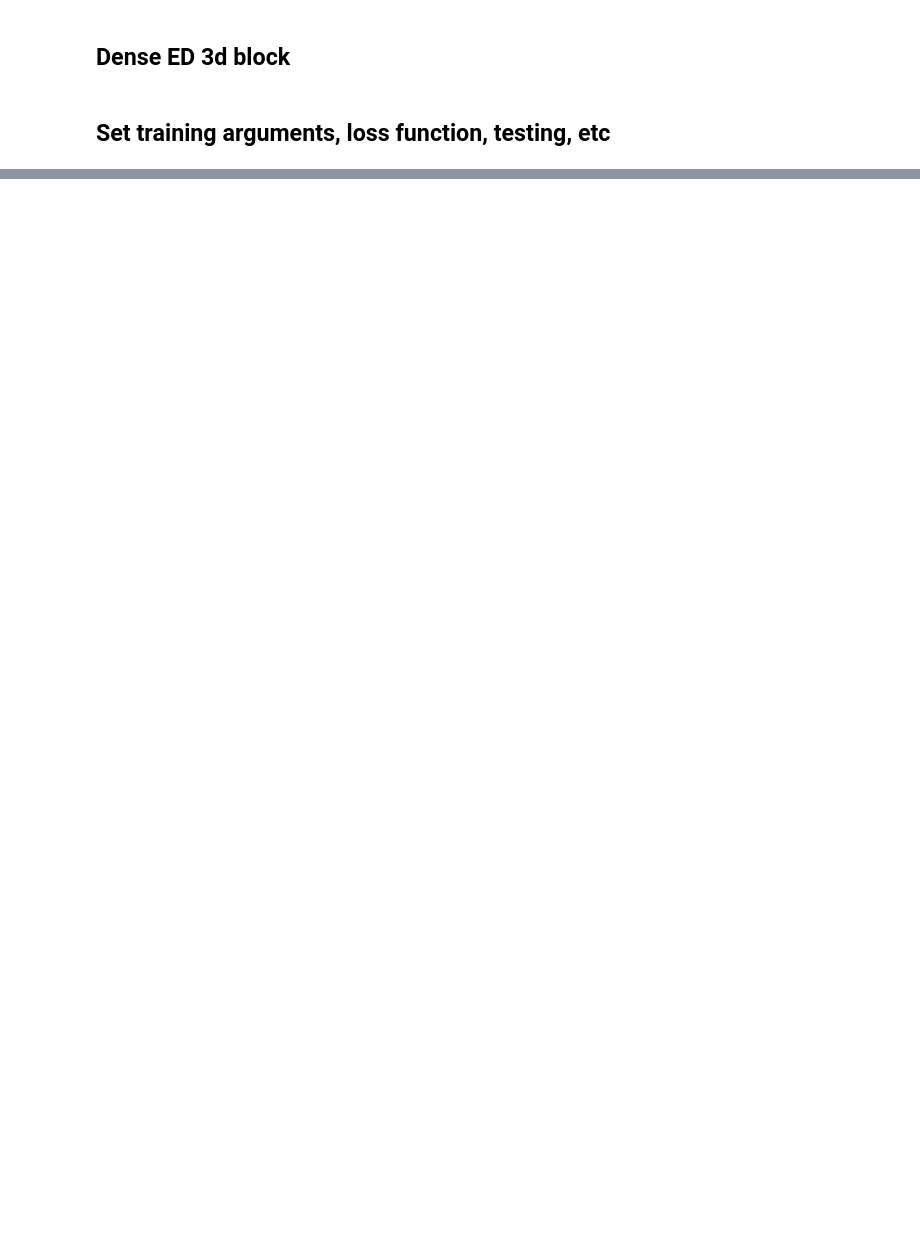
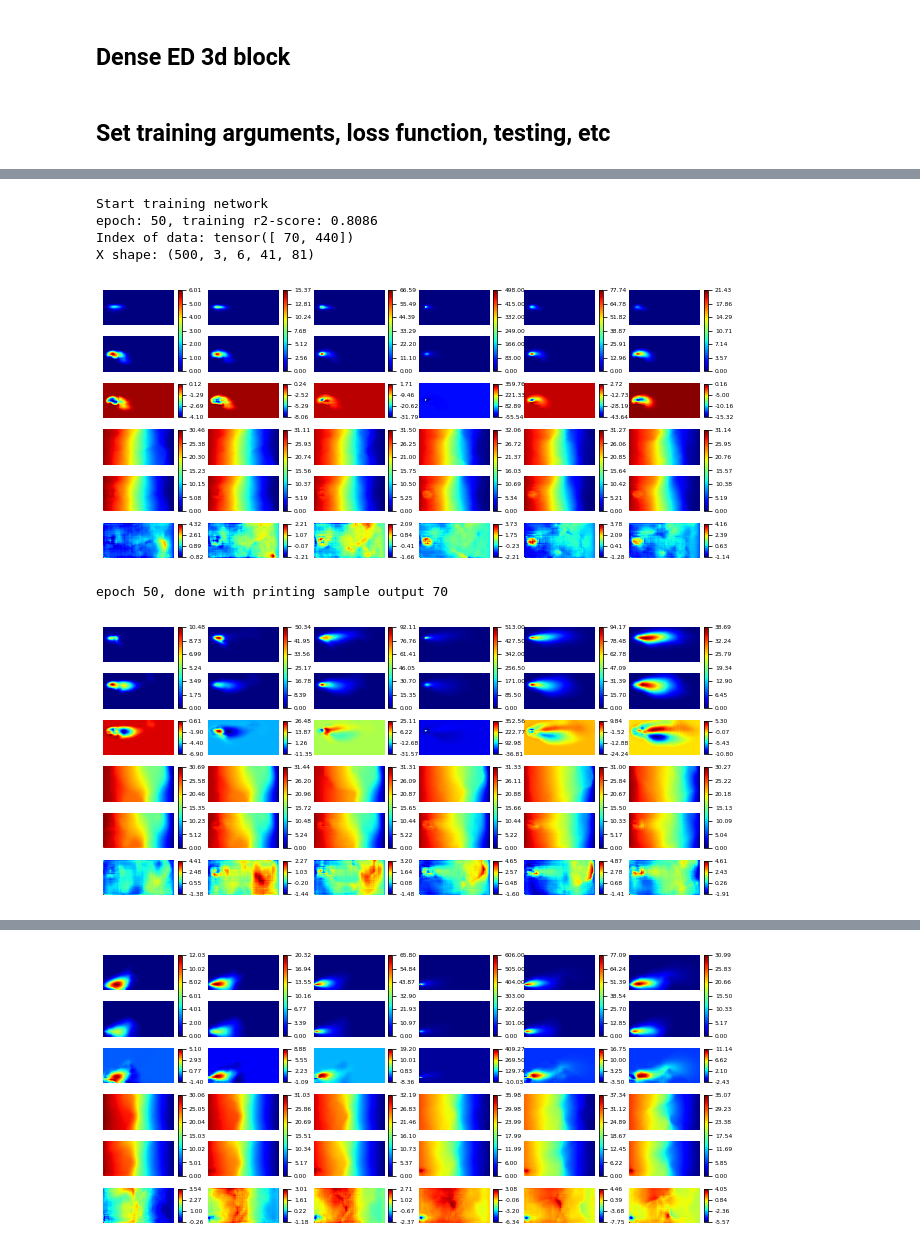
Before and after one commit to ZitongZhou/react_inverse, a Jupyter notebook: react_trans_NN.ipynb, the cells around one changed output, grey strips where cells are left out. Drawn from its saved outputs; the diff is of its cells as text; code cells hidden in the pictures; blank space fills up the shorter version.

```diff
--- a/react_trans_NN.ipynb
+++ b/react_trans_NN.ipynb
@@ -785,0 +1015,79 @@ ValueError: ignored
+# %%
+all_over_again = 'Mar_20'
+
+exp_dir = args.data_dir + all_over_again + "/Ntrs{}_Bts{}_Eps{}_wd{}_lr{}_f{}".\
+    format(args.n_train,
+           args.batch_size, args.n_epochs, args.weight_decay, args.lr, args.filters,)
+
+output_dir = exp_dir + "/predictions"
+model_dir = exp_dir
+if not os.path.exists(output_dir):
+    os.makedirs(output_dir)
+if not os.path.exists(model_dir):
+    os.makedirs(model_dir)
+
+
+ntimes = 10  # ntimes is the total number of time instances considered
+Nt = 5      # Nt is the number of time instances with non-zero source rate
+# %%
+print("Start training network")
+tic = time()
+r2_train, r2_test, rmse_train, rmse_test = [], [], [], []
+for epoch in range(1, args.n_epochs + 1):
+    model.train()
+    mse = 0.
+    for batch_idx, (input, target) in enumerate(train_loader):
+        input, target = input.to(device), target.to(device)
+        model.zero_grad()
+        output = model(input)
+        loss = F.l1_loss(output, target, reduction='sum')
+        loss.backward()
+        optimizer.step()
+        mse += F.mse_loss(output, target, reduction='sum').item()
+
+    rmse = np.sqrt(mse / n_out_pixels_train)
+    scheduler.step(rmse)
+
+    if epoch % args.log_interval == 0:
+        r2_score = 1 - mse / y_train_var
+        print("epoch: {}, training r2-score: {:.4f}".format(epoch, r2_score))
+        r2_train.append(r2_score)
+        rmse_train.append(rmse)
+        r2_t, rmse_t = test(epoch, plot_intv=args.plot_interval)
+        r2_test.append(r2_t)
+        rmse_test.append(rmse_t)
+
+    # save model
+    if epoch == args.n_epochs or epoch%100==0:
+        torch.save(model.state_dict(), model_dir + "/model_epoch{}.pth".format(epoch))
+
+tic2 = time()
+print("Done training {} epochs with {} data using {} seconds"
+      .format(args.n_epochs, args.n_train, tic2 - tic))
+
+# plot the convergence of R2 and RMSE
+plot_r2_rmse(r2_train, r2_test, rmse_train, rmse_test, exp_dir, args)
+
+# save args and time taken
+args_dict = {}
+for arg in vars(args):
+    args_dict[arg] = getattr(args, arg)
+args_dict['time'] = tic2 - tic
+n_params, n_layers = model._num_parameters_convlayers()
+args_dict['num_layers'] = n_layers
+args_dict['num_params'] = n_params
+with open(exp_dir + "/args.txt", 'w') as file:
+    file.write(json.dumps(args_dict))
+
+# R2_test_s = cal_R2()
+# R2_test_self = []
+# R2_test_self.append(R2_test_s)
+# np.savetxt(exp_dir + "/R2_test_self.txt", R2_test_self)
+# %% [output]
+Start training network
+epoch: 50, training r2-score: 0.8086
+Index of data: tensor([ 70, 440])
+X shape: (500, 3, 6, 41, 81)
+[figure, added]
+epoch 50, done with printing sample output 70
+[figure, added]
@@ -785,0 +1099 @@ ValueError: ignored
+[figure, added]
```
Also changed, not shown: parts of 36 cells of this notebook.
